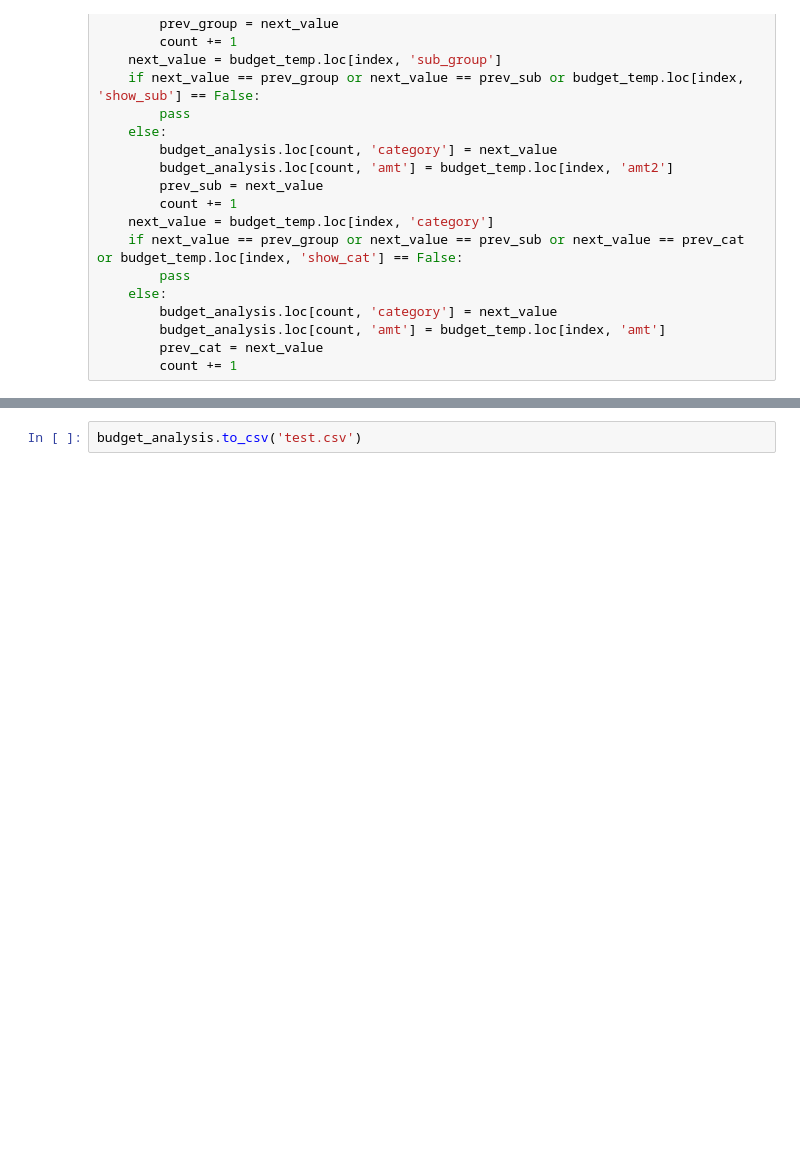
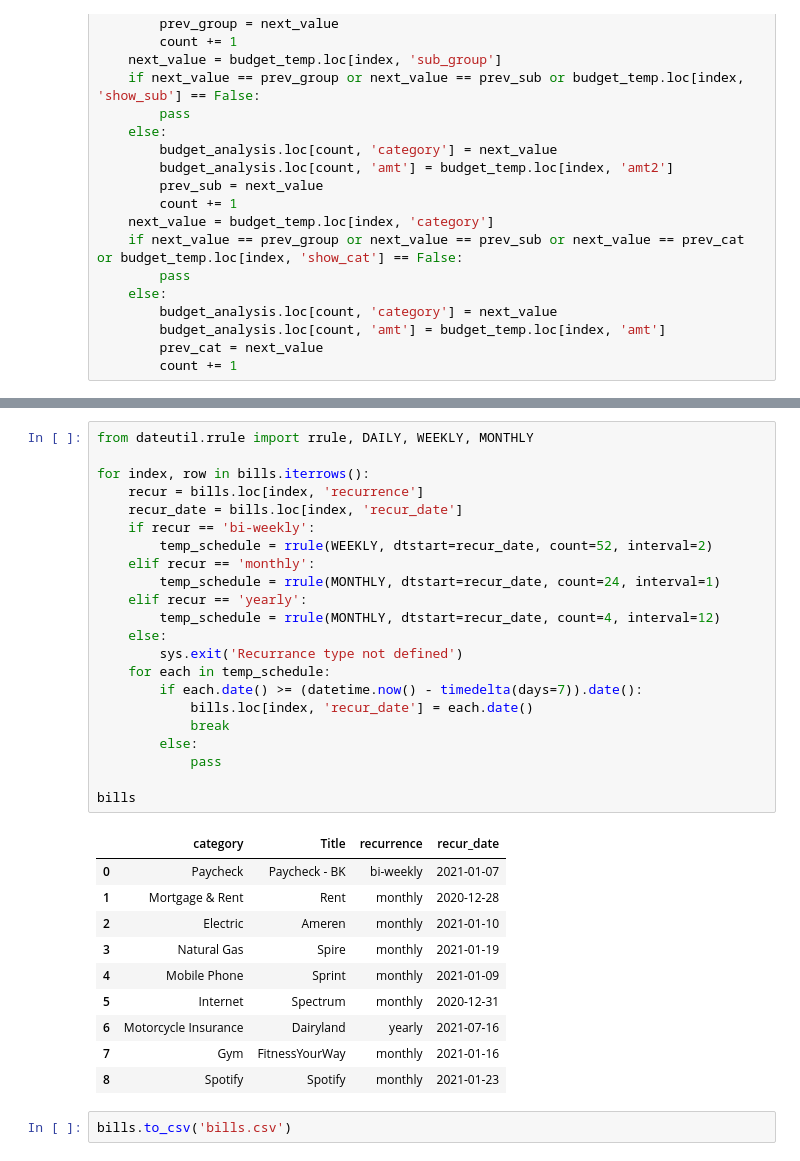
Before and after one commit to TrellixVulnTeam/budget_IX2A, a Jupyter notebook: test.ipynb, the cells around one changed output, grey strips where cells are left out. Drawn from its saved outputs; the diff is of its cells as text; blank space fills up the shorter version.

```diff
--- a/test.ipynb
+++ b/test.ipynb
@@ -159,2 +176,35 @@ for index, row in budget_temp.iterrows():
+# %%
+from dateutil.rrule import rrule, DAILY, WEEKLY, MONTHLY
+
+for index, row in bills.iterrows():
+    recur = bills.loc[index, 'recurrence']
+    recur_date = bills.loc[index, 'recur_date']
+    if recur == 'bi-weekly':
+        temp_schedule = rrule(WEEKLY, dtstart=recur_date, count=52, interval=2)
+    elif recur == 'monthly':
+        temp_schedule = rrule(MONTHLY, dtstart=recur_date, count=24, interval=1)
+    elif recur == 'yearly':
+        temp_schedule = rrule(MONTHLY, dtstart=recur_date, count=4, interval=12)
+    else:
+        sys.exit('Recurrance type not defined')
+    for each in temp_schedule:
+        if each.date() >= (datetime.now() - timedelta(days=7)).date():
+            bills.loc[index, 'recur_date'] = each.date()
+            break
+        else:
+            pass
+
+bills
+# %% [output]
+|  | category | Title | recurrence | recur_date |
+| 0 | Paycheck | Paycheck - BK | bi-weekly | 2021-01-07 |
+| 1 | Mortgage & Rent | Rent | monthly | 2020-12-28 |
+| 2 | Electric | Ameren | monthly | 2021-01-10 |
+| 3 | Natural Gas | Spire | monthly | 2021-01-19 |
+| 4 | Mobile Phone | Sprint | monthly | 2021-01-09 |
+| 5 | Internet | Spectrum | monthly | 2020-12-31 |
+| 6 | Motorcycle Insurance | Dairyland | yearly | 2021-07-16 |
+| 7 | Gym | FitnessYourWay | monthly | 2021-01-16 |
+| 8 | Spotify | Spotify | monthly | 2021-01-23 |
 # %%
-budget_analysis.to_csv('test.csv')
+bills.to_csv('bills.csv')
```
Also changed, not shown: parts of 12 cells of this notebook, 5 other files.
